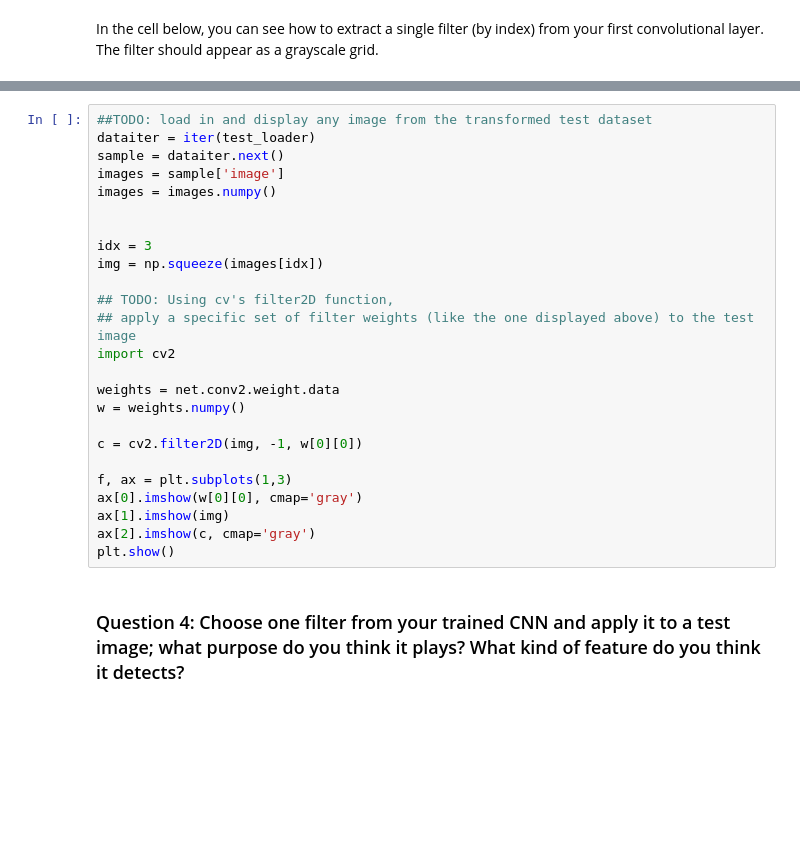
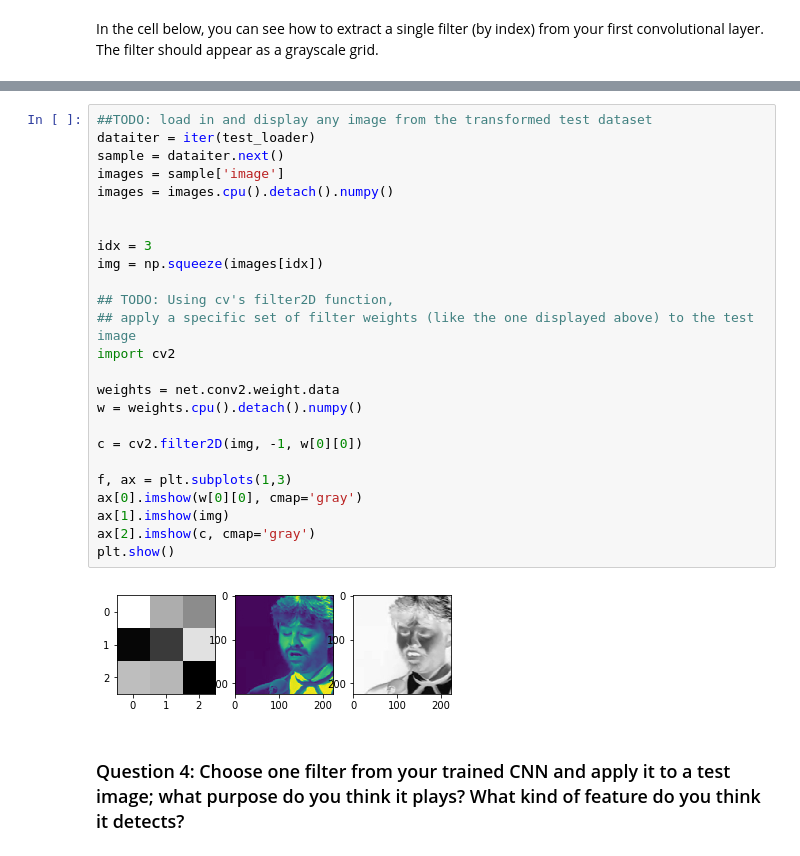
Before and after one commit to mzouink/P1_Facial_Keypoints, a Jupyter notebook: 2. Define the Network Architecture.ipynb, the cells around one changed output, grey strips where cells are left out. Saved outputs shown, nothing was run; the diff lists cells and outputs as text; blank space fills up the shorter version.

```diff
--- a/2. Define the Network Architecture.ipynb
+++ b/2. Define the Network Architecture.ipynb
@@ -528,28 +555,30 @@ Next, choose a test image and filter it with one of the convolutional kernels in
 # %%
 ##TODO: load in and display any image from the transformed test dataset
 dataiter = iter(test_loader)
 sample = dataiter.next()
 images = sample['image']
-images = images.numpy()
+images = images.cpu().detach().numpy()
 
 
 idx = 3
 img = np.squeeze(images[idx])
 
 ## TODO: Using cv's filter2D function,
 ## apply a specific set of filter weights (like the one displayed above) to the test image
 import cv2
 
 weights = net.conv2.weight.data
-w = weights.numpy()
+w = weights.cpu().detach().numpy()
 
 c = cv2.filter2D(img, -1, w[0][0])
 
 f, ax = plt.subplots(1,3)
 ax[0].imshow(w[0][0], cmap='gray')
 ax[1].imshow(img)
 ax[2].imshow(c, cmap='gray')
 plt.show()
+# %% [output]
+[figure, added]
 # %% [markdown]
 ### Question 4: Choose one filter from your trained CNN and apply it to a test image; what purpose do you think it plays? What kind of feature do you think it detects?
 # %% [markdown]
```
Also changed, not shown: parts of 6 cells of this notebook, 2 other files.
